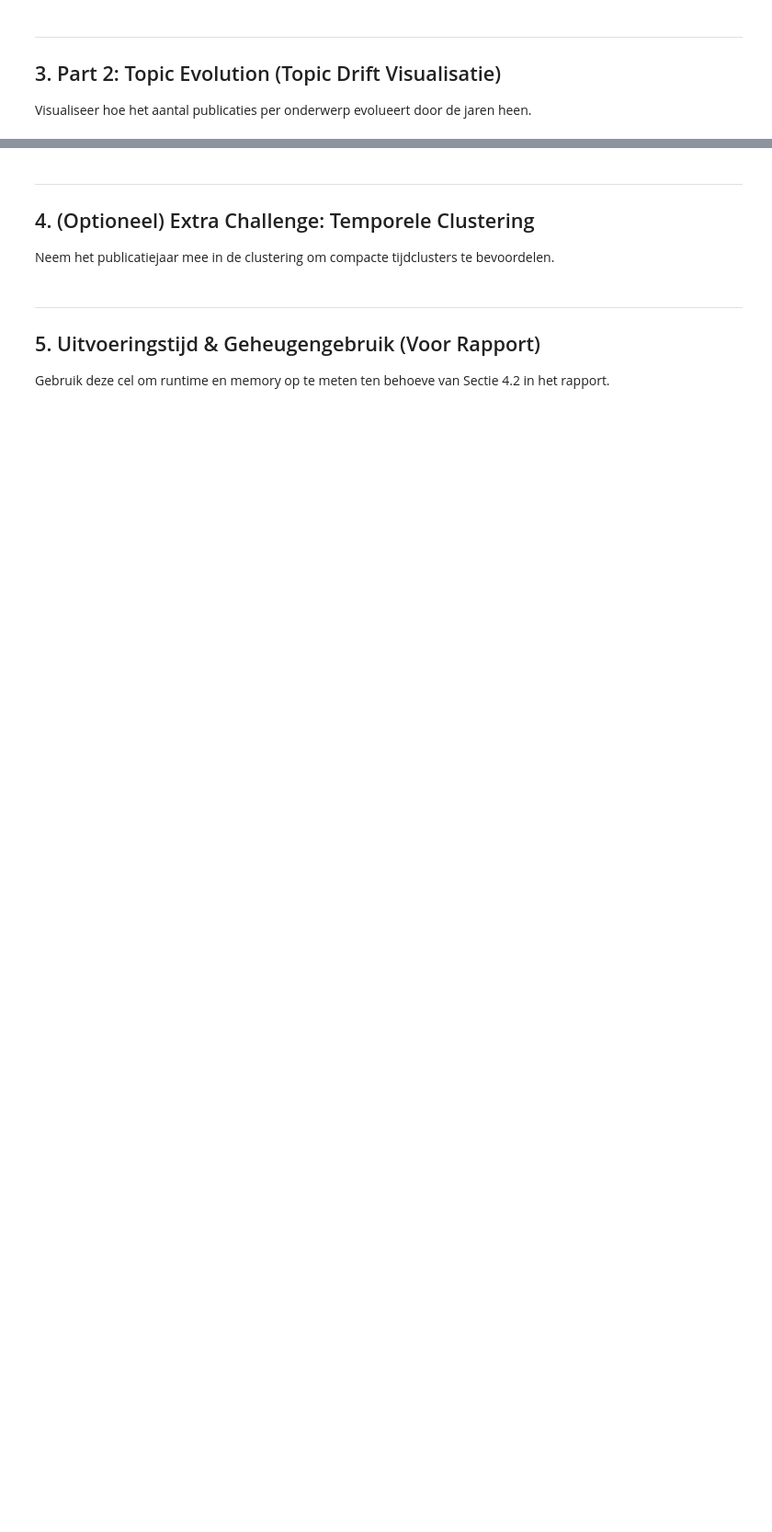
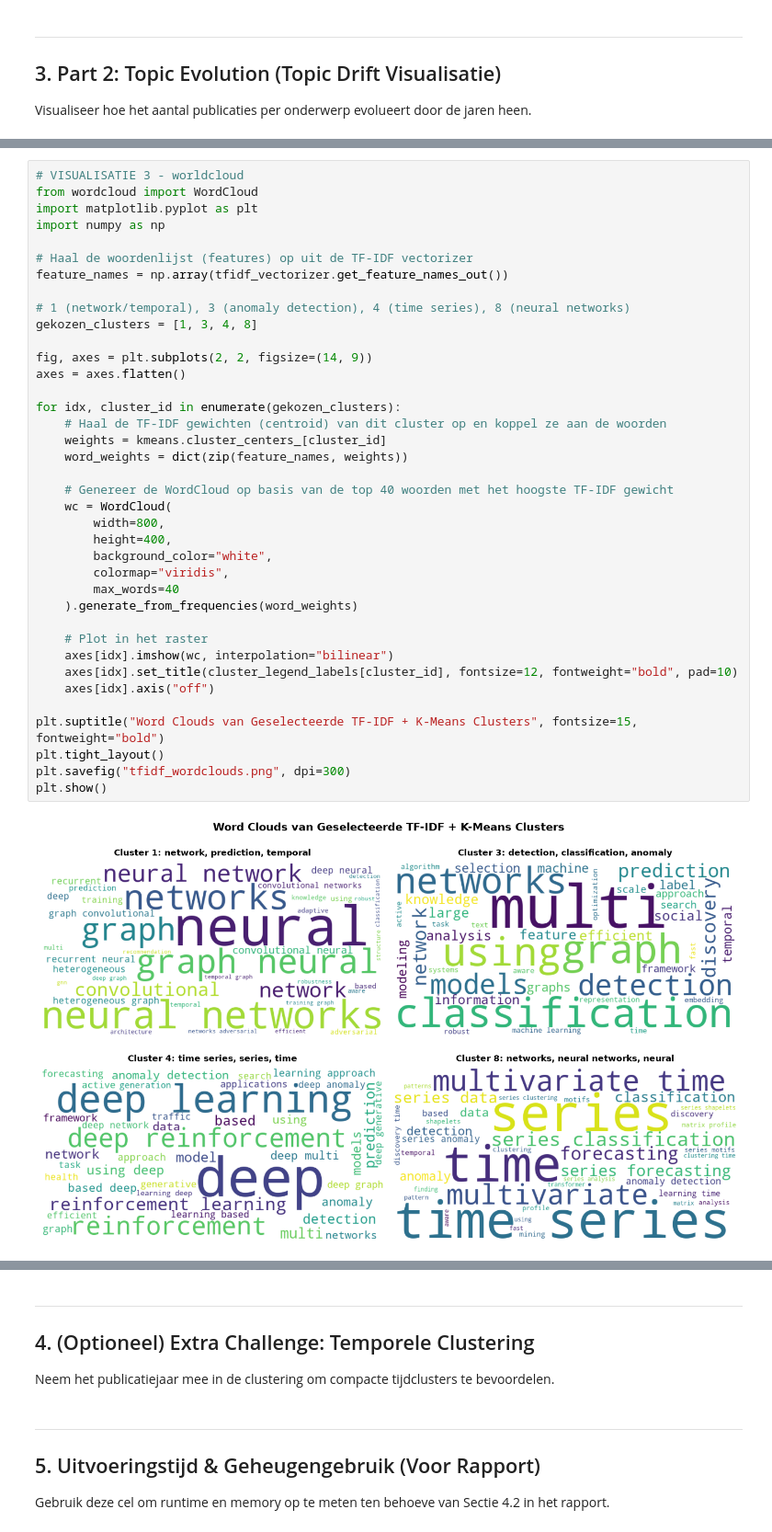
Before and after one commit to MilanM-2262576/Big_Data_2026-2027_Assignment1, a Jupyter notebook: opdracht_2/Topic_Drift.ipynb, the cells around one changed output, grey strips where cells are left out. Shown at 92% size. Cells and saved outputs as stored; diff of their text form; blank space fills up the shorter version.

```diff
--- a/opdracht_2/Topic_Drift.ipynb
+++ b/opdracht_2/Topic_Drift.ipynb
@@ -157 +258,41 @@ plt.show()
+# %%
+# VISUALISATIE 3 - worldcloud
+from wordcloud import WordCloud
+import matplotlib.pyplot as plt
+import numpy as np
+
+# Haal de woordenlijst (features) op uit de TF-IDF vectorizer
+feature_names = np.array(tfidf_vectorizer.get_feature_names_out())
+
+# 1 (network/temporal), 3 (anomaly detection), 4 (time series), 8 (neural networks)
+gekozen_clusters = [1, 3, 4, 8]
+
+fig, axes = plt.subplots(2, 2, figsize=(14, 9))
+axes = axes.flatten()
+
+for idx, cluster_id in enumerate(gekozen_clusters):
+    # Haal de TF-IDF gewichten (centroid) van dit cluster op en koppel ze aan de woorden
+    weights = kmeans.cluster_centers_[cluster_id]
+    word_weights = dict(zip(feature_names, weights))
+
+    # Genereer de WordCloud op basis van de top 40 woorden met het hoogste TF-IDF gewicht
+    wc = WordCloud(
+        width=800,
+        height=400,
+        background_color="white",
+        colormap="viridis",
+        max_words=40
+    ).generate_from_frequencies(word_weights)
+
+    # Plot in het raster
+    axes[idx].imshow(wc, interpolation="bilinear")
+    axes[idx].set_title(cluster_legend_labels[cluster_id], fontsize=12, fontweight="bold", pad=10)
+    axes[idx].axis("off")
+
+plt.suptitle("Word Clouds van Geselecteerde TF-IDF + K-Means Clusters", fontsize=15, fontweight="bold")
+plt.tight_layout()
+plt.savefig("tfidf_wordclouds.png", dpi=300)
+plt.show()
+# %% [output]
+[figure, added]
 # %%
```
Also changed, not shown: parts of 14 cells of this notebook, 2 other files.
